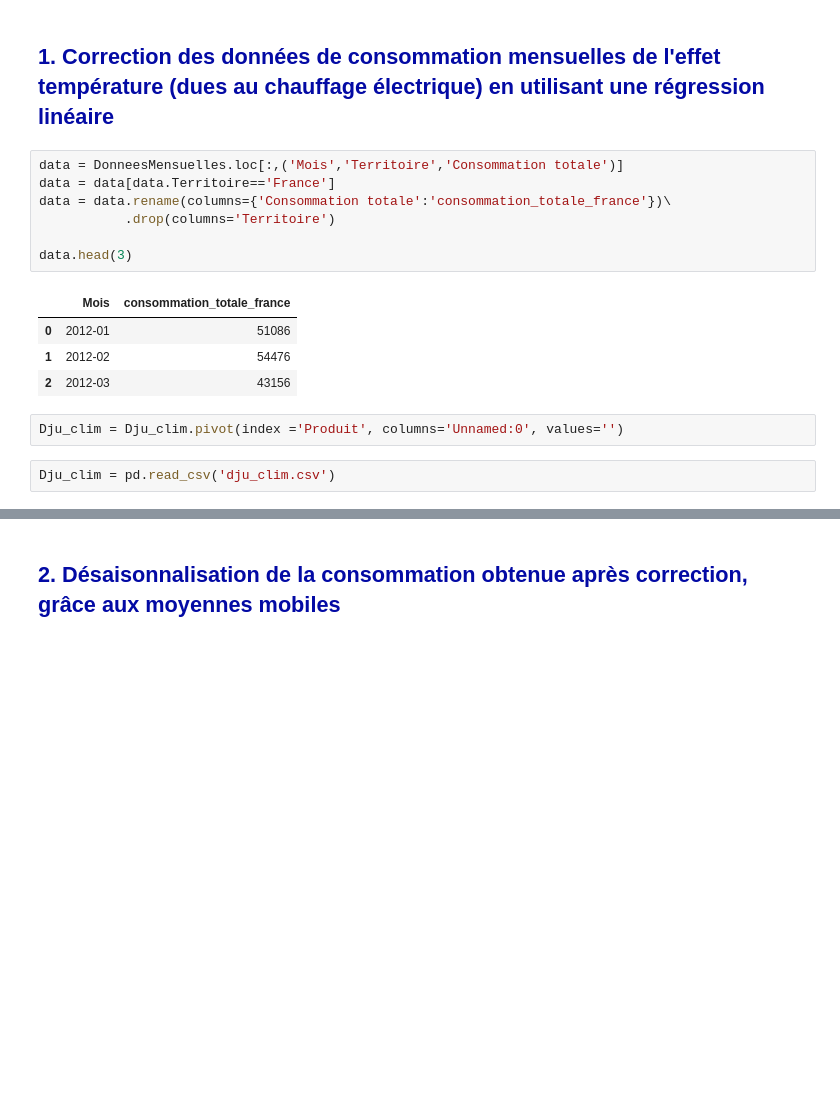
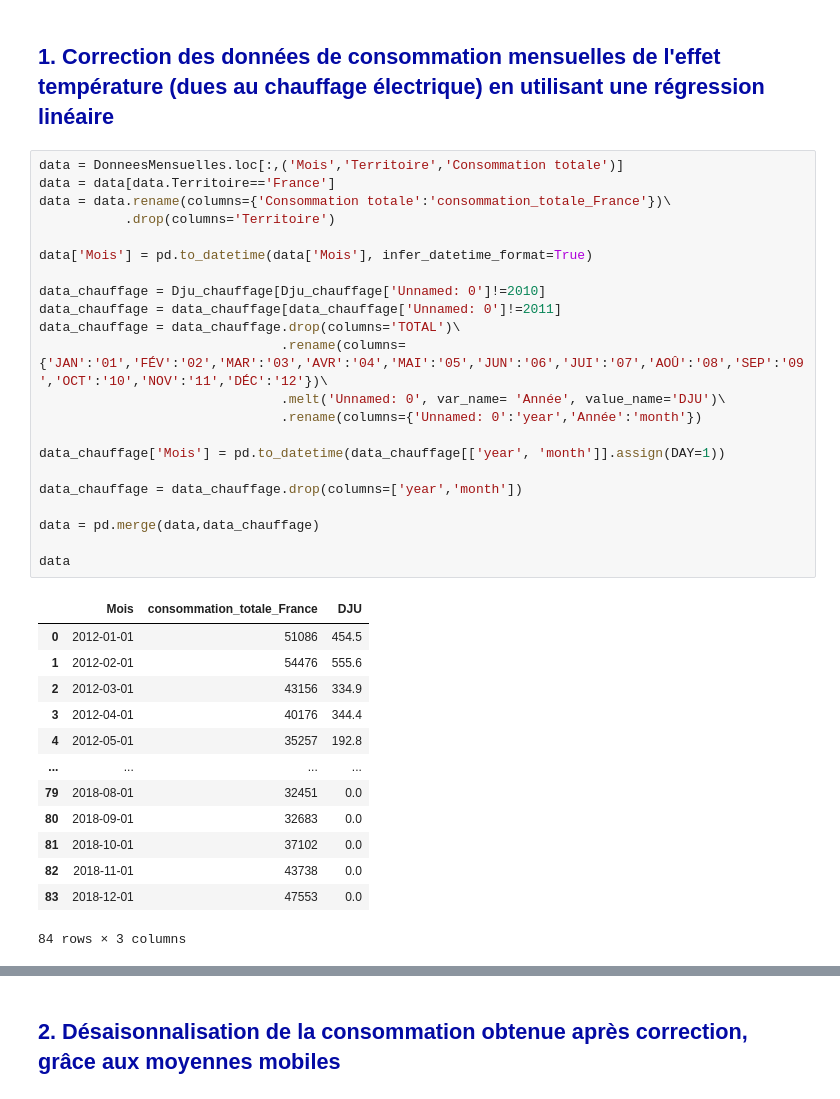
Before and after one commit to MattSioll/DataAnalyst, a Jupyter notebook: Projet 9/P9_01_code.ipynb, the cells around one changed output, grey strips where cells are left out. Saved outputs shown, nothing was run; the diff lists cells and outputs as text; blank space fills up the shorter version.

```diff
--- a/Projet 9/P9_01_code.ipynb
+++ b/Projet 9/P9_01_code.ipynb
@@ -70,19 +76,39 @@ Source : https://cegibat.grdf.fr/simulateur/calcul-dju
 # %% [markdown]
 <a id="chapitre_1"></a>
 ## <span style="color: #030aa4">1. Correction des données de consommation mensuelles de l'effet température (dues au chauffage électrique) en utilisant une régression linéaire</span>
-# %%
-data = DonneesMensuelles.loc[:,('Mois','Territoire','Consommation totale')]
-data = data[data.Territoire=='France']
-data = data.rename(columns={'Consommation totale':'consommation_totale_france'})\
-           .drop(columns='Territoire')
-
-data.head(3)
-# %% [output]
-|  | Mois | consommation_totale_france |
-| 0 | 2012-01 | 51086 |
-| 1 | 2012-02 | 54476 |
-| 2 | 2012-03 | 43156 |
-# %%
-Dju_clim = Dju_clim.pivot(index ='Produit', columns='Unnamed:0', values='')
-# %%
-Dju_clim = pd.read_csv('dju_clim.csv')
+# %%
+data = DonneesMensuelles.loc[:,('Mois','Territoire','Consommation totale')]
+data = data[data.Territoire=='France']
+data = data.rename(columns={'Consommation totale':'consommation_totale_France'})\
+           .drop(columns='Territoire')
+
+data['Mois'] = pd.to_datetime(data['Mois'], infer_datetime_format=True)
+
+data_chauffage = Dju_chauffage[Dju_chauffage['Unnamed: 0']!=2010]
+data_chauffage = data_chauffage[data_chauffage['Unnamed: 0']!=2011]
+data_chauffage = data_chauffage.drop(columns='TOTAL')\
+                               .rename(columns={'JAN':'01','FÉV':'02','MAR':'03','AVR':'04','MAI':'05','JUN':'06','JUI':'07','AOÛ':'08','SEP':'09','OCT':'10','NOV':'11','DÉC':'12'})\
+                               .melt('Unnamed: 0', var_name= 'Année', value_name='DJU')\
+                               .rename(columns={'Unnamed: 0':'year','Année':'month'})
+
+data_chauffage['Mois'] = pd.to_datetime(data_chauffage[['year', 'month']].assign(DAY=1))
+
+data_chauffage = data_chauffage.drop(columns=['year','month'])
+
+data = pd.merge(data,data_chauffage)
+
+data
+# %% [output]
+|  | Mois | consommation_totale_France | DJU |
+| 0 | 2012-01-01 | 51086 | 454.5 |
+| 1 | 2012-02-01 | 54476 | 555.6 |
+| 2 | 2012-03-01 | 43156 | 334.9 |
+| 3 | 2012-04-01 | 40176 | 344.4 |
+| 4 | 2012-05-01 | 35257 | 192.8 |
+| ... | ... | ... | ... |
+| 79 | 2018-08-01 | 32451 | 0.0 |
+| 80 | 2018-09-01 | 32683 | 0.0 |
+| 81 | 2018-10-01 | 37102 | 0.0 |
+| 82 | 2018-11-01 | 43738 | 0.0 |
+| 83 | 2018-12-01 | 47553 | 0.0 |
+84 rows × 3 columns
```
Also changed, not shown: parts of 6 cells of this notebook.
